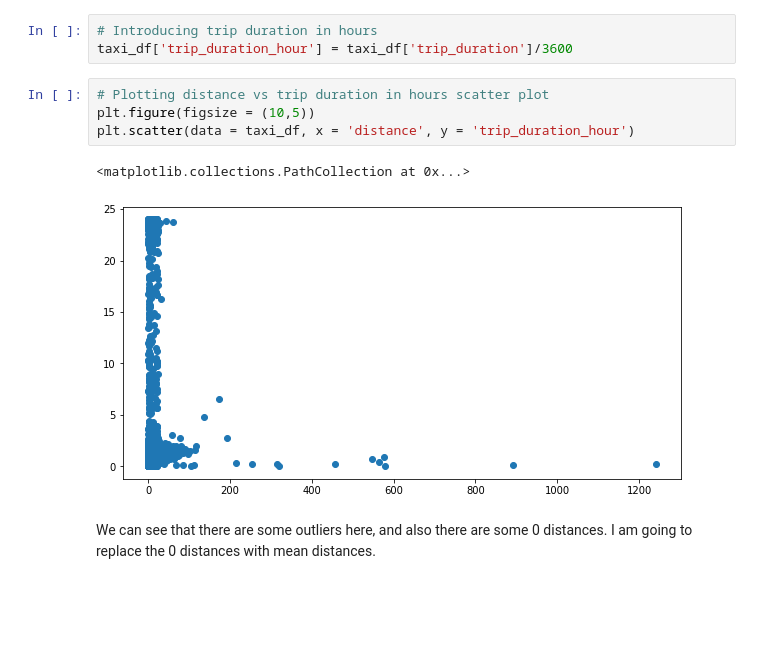
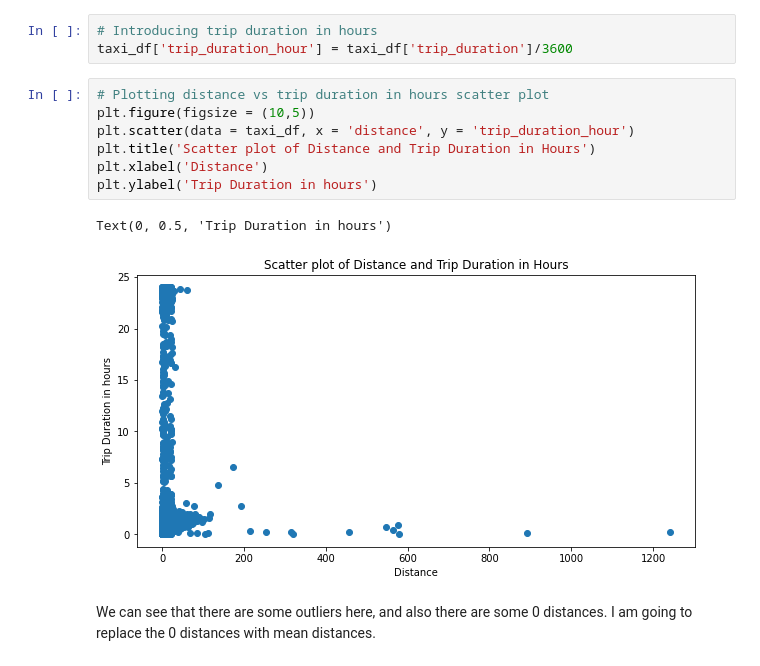
Before and after one commit to Subhajit53/NYC-Taxi-Trip-Time-Prediction, a Jupyter notebook: NYC_Taxi_Trip_Time_Prediction_Colab_Notebook.ipynb, the cells around one changed output. Drawn from its saved outputs; the diff is of its cells as text; blank space fills up the shorter version.

```diff
--- a/NYC_Taxi_Trip_Time_Prediction_Colab_Notebook.ipynb
+++ b/NYC_Taxi_Trip_Time_Prediction_Colab_Notebook.ipynb
@@ -307,10 +308,13 @@ taxi_df['trip_duration_hour'] = taxi_df['trip_duration']/3600
 # %%
 # Plotting distance vs trip duration in hours scatter plot
 plt.figure(figsize = (10,5))
 plt.scatter(data = taxi_df, x = 'distance', y = 'trip_duration_hour')
+plt.title('Scatter plot of Distance and Trip Duration in Hours')
+plt.xlabel('Distance')
+plt.ylabel('Trip Duration in hours')
 # %% [output]
-<matplotlib.collections.PathCollection at 0x...>
+Text(0, 0.5, 'Trip Duration in hours')
-[figure, old version]
+[figure, new version]
 # %% [markdown]
 We can see that there are some outliers here, and also there are some 0 distances. I am going to replace the 0 distances with mean distances.
 # %%
```
Also changed, not shown: parts of 7 cells of this notebook.
